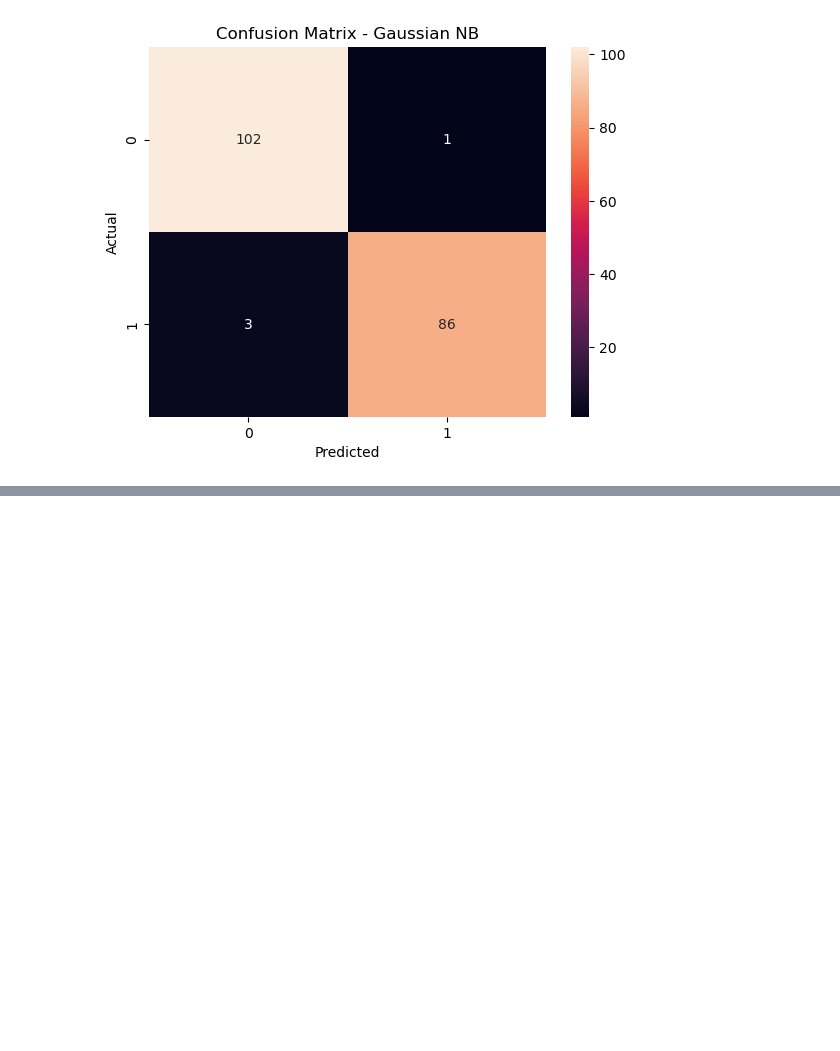
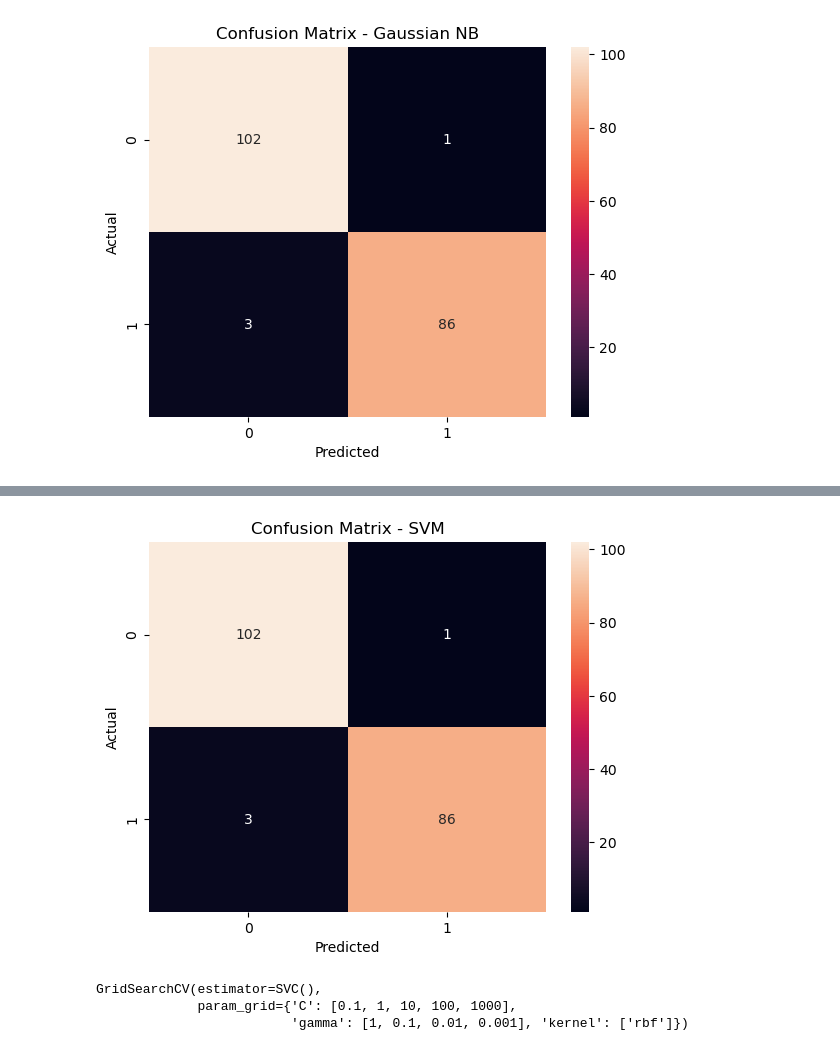
Before and after one commit to pericles-1995/C-Users-peric-Documents-GitHub-Machine-Learning, a Jupyter notebook: CA_Machine_Learning_GIT.ipynb, the cells around one changed output, grey strips where cells are left out. Drawn from its saved outputs; the diff is of its cells as text; code cells hidden in the pictures; blank space fills up the shorter version.

```diff
--- a/CA_Machine_Learning_GIT.ipynb
+++ b/CA_Machine_Learning_GIT.ipynb
@@ -296 +296,6 @@ svc_model.fit(X_train_scaled, y_train)
 y_pred_svm = svc_model.predict(X_test_scaled)
+# %%
+# Make the confusion matrix
+cm = metrics.confusion_matrix(y_test, y_pred_svm)
+
+print(cm)
@@ -296,0 +321,9 @@ y_pred_svm = svc_model.predict(X_test_scaled)
+# %%
+# Visual the confusion matrix
+sns.heatmap(cm, annot=True, fmt='d')
+plt.title('Confusion Matrix - SVM')
+plt.xlabel('Predicted')
+plt.ylabel('Actual')
+plt.show()
+# %% [output]
+[figure, added]
@@ -296,0 +346,9 @@ y_pred_svm = svc_model.predict(X_test_scaled)
+# %%
+# Fitting GridSearchCV to the training set
+grid = GridSearchCV(SVC(), param_grid)
+
+grid.fit(X_train_minmax, y_train)
+# %% [output]
+GridSearchCV(estimator=SVC(),
+             param_grid={'C': [0.1, 1, 10, 100, 1000],
+                         'gamma': [1, 0.1, 0.01, 0.001], 'kernel': ['rbf']})
```
Also changed, not shown: parts of 6 cells of this notebook.
